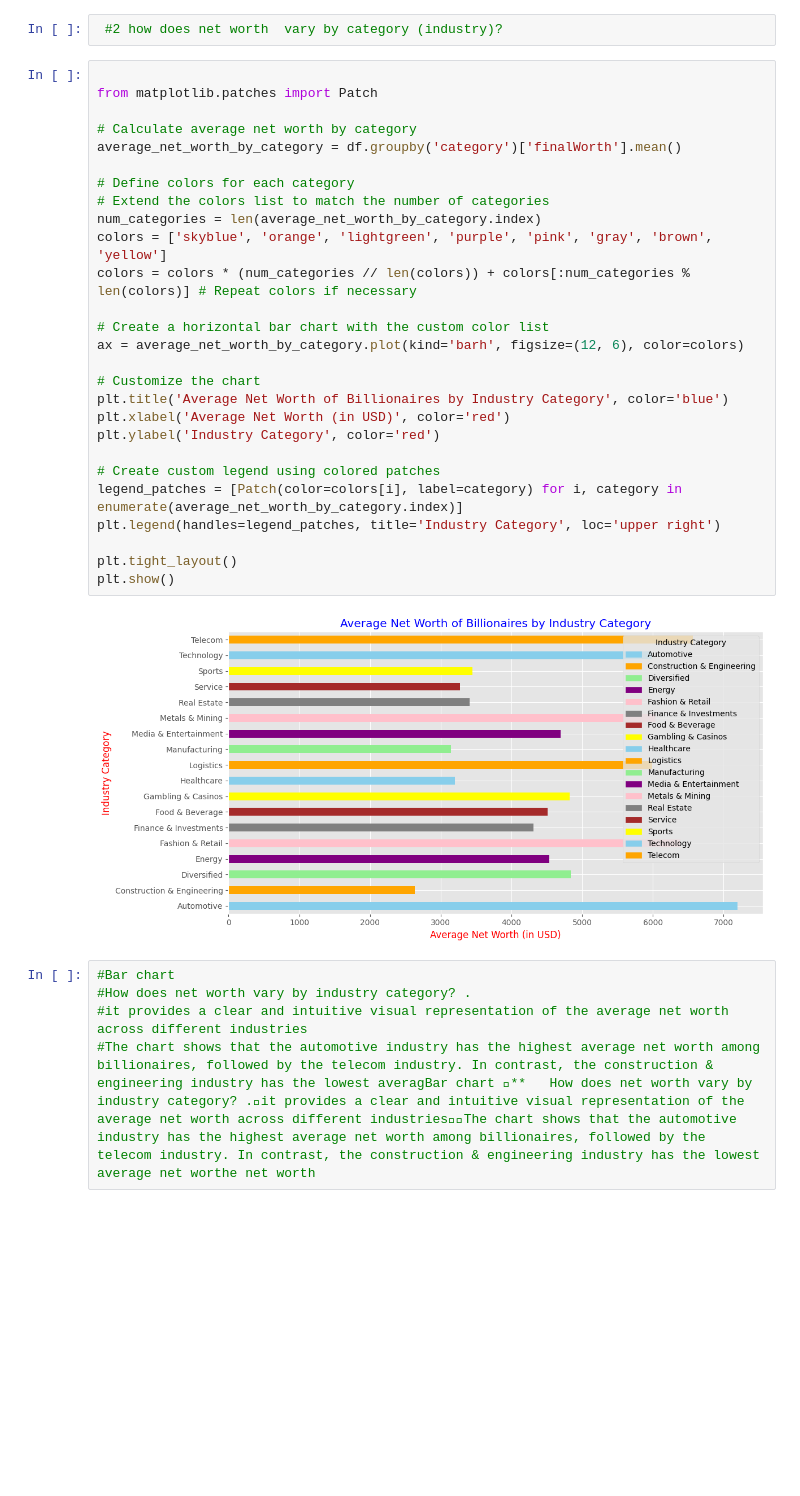
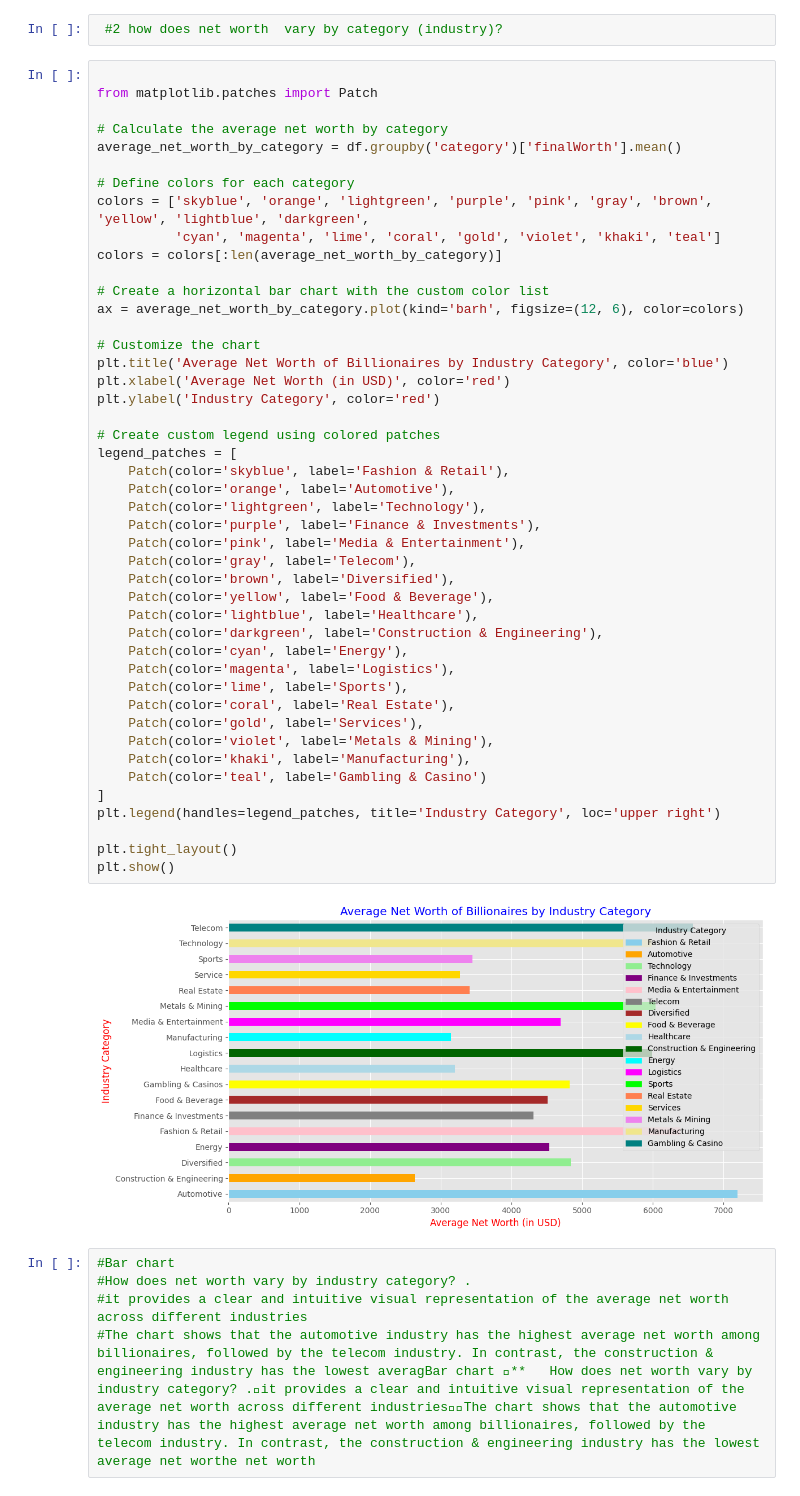
Before and after one commit to gedeon129/Data-110, a Jupyter notebook: project_1.ipynb, the cells around one changed output. Saved outputs shown, nothing was run; the diff lists cells and outputs as text; blank space fills up the shorter version.

```diff
--- a/project_1.ipynb
+++ b/project_1.ipynb
@@ -81,32 +81,50 @@ plt.show()
 # %%
 
 from matplotlib.patches import Patch
 
-# Calculate average net worth by category
+# Calculate the average net worth by category
 average_net_worth_by_category = df.groupby('category')['finalWorth'].mean()
 
 # Define colors for each category
-# Extend the colors list to match the number of categories
-num_categories = len(average_net_worth_by_category.index)
-colors = ['skyblue', 'orange', 'lightgreen', 'purple', 'pink', 'gray', 'brown', 'yellow']
-colors = colors * (num_categories // len(colors)) + colors[:num_categories % len(colors)] # Repeat colors if necessary
+colors = ['skyblue', 'orange', 'lightgreen', 'purple', 'pink', 'gray', 'brown', 'yellow', 'lightblue', 'darkgreen',
+          'cyan', 'magenta', 'lime', 'coral', 'gold', 'violet', 'khaki', 'teal']
+colors = colors[:len(average_net_worth_by_category)]
 
 # Create a horizontal bar chart with the custom color list
 ax = average_net_worth_by_category.plot(kind='barh', figsize=(12, 6), color=colors)
 
 # Customize the chart
 plt.title('Average Net Worth of Billionaires by Industry Category', color='blue')
 plt.xlabel('Average Net Worth (in USD)', color='red')
 plt.ylabel('Industry Category', color='red')
 
 # Create custom legend using colored patches
-legend_patches = [Patch(color=colors[i], label=category) for i, category in enumerate(average_net_worth_by_category.index)]
+legend_patches = [
+    Patch(color='skyblue', label='Fashion & Retail'),
+    Patch(color='orange', label='Automotive'),
+    Patch(color='lightgreen', label='Technology'),
+    Patch(color='purple', label='Finance & Investments'),
+    Patch(color='pink', label='Media & Entertainment'),
+    Patch(color='gray', label='Telecom'),
+    Patch(color='brown', label='Diversified'),
+    Patch(color='yellow', label='Food & Beverage'),
+    Patch(color='lightblue', label='Healthcare'),
+    Patch(color='darkgreen', label='Construction & Engineering'),
+    Patch(color='cyan', label='Energy'),
+    Patch(color='magenta', label='Logistics'),
+    Patch(color='lime', label='Sports'),
+    Patch(color='coral', label='Real Estate'),
+    Patch(color='gold', label='Services'),
+    Patch(color='violet', label='Metals & Mining'),
+    Patch(color='khaki', label='Manufacturing'),
+    Patch(color='teal', label='Gambling & Casino')
+]
 plt.legend(handles=legend_patches, title='Industry Category', loc='upper right')
 
 plt.tight_layout()
 plt.show()
 # %% [output]
-[figure, old version]
+[figure, new version]
 # %%
 #Bar chart
 #How does net worth vary by industry category? .
```
